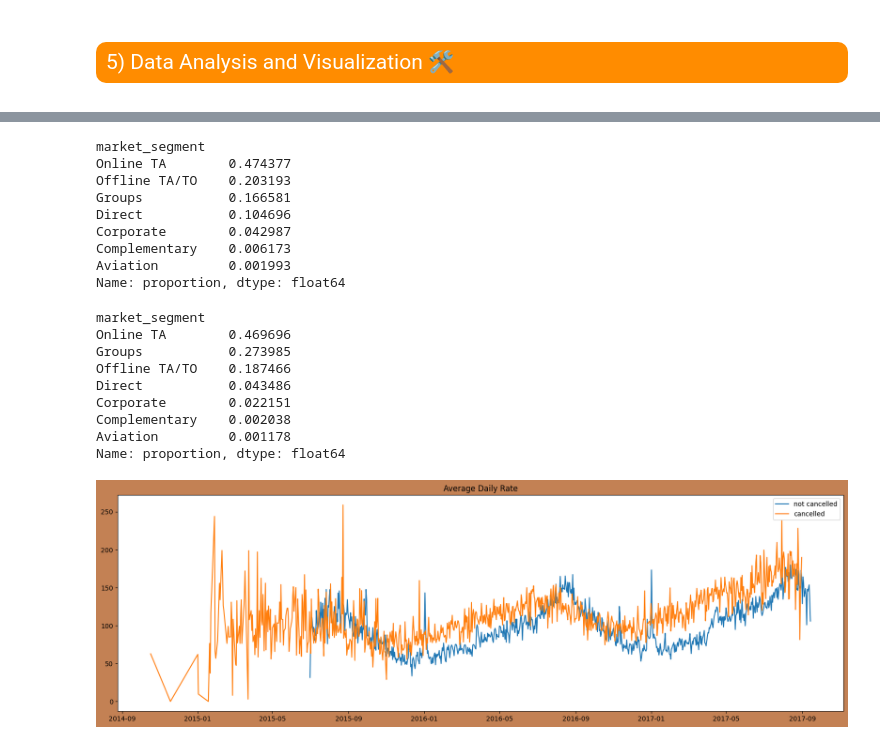
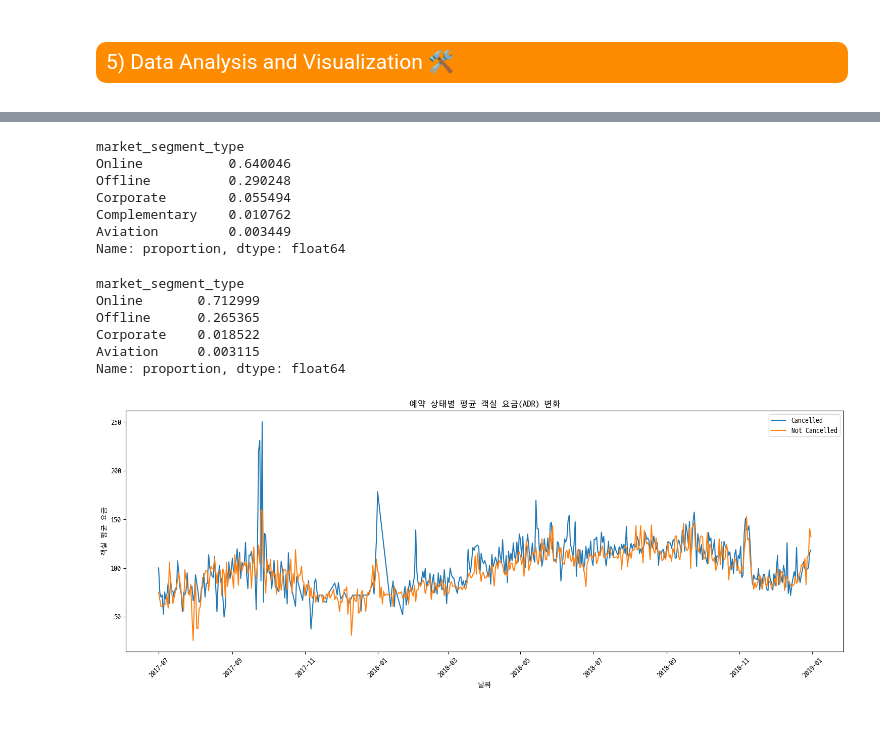
Before and after one commit to jh970808/hotel, a Jupyter notebook: hotel-booking-analysis.ipynb, the cells around one changed output, grey strips where cells are left out. Saved outputs shown, nothing was run; the diff lists cells and outputs as text; code cells hidden in the pictures.

```diff
--- a/hotel-booking-analysis.ipynb
+++ b/hotel-booking-analysis.ipynb
@@ -1,3 +1,16 @@
+# %%
+import pandas as pd
+
+# 예시: csv 파일에서 데이터 불러오기
+df = pd.read_csv('hotel_booking.csv')
+# %%
+import matplotlib.pyplot as plt
+import matplotlib.font_manager as fm
+
+plt.rcParams['font.family'] = 'D2coding'
+
+# 마이너스 기호 깨짐 방지
+plt.rcParams['axes.unicode_minus'] = False
 # %%
 df.shape
 # %% [output]
@@ -416,43 +432,46 @@ Aviation           237
 Name: count, dtype: int64
 # %%
-df['market_segment'].value_counts(normalize=True)
+df['market_segment_type'].value_counts(normalize=True)
 # %% [output]
-market_segment
-Online TA        0.474377
-Offline TA/TO    0.203193
-Groups           0.166581
-Direct           0.104696
-Corporate        0.042987
-Complementary    0.006173
-Aviation         0.001993
+market_segment_type
+Online           0.640046
+Offline          0.290248
+Corporate        0.055494
+Complementary    0.010762
+Aviation         0.003449
 Name: proportion, dtype: float64
+# %%
+# 예약 취소된 데이터만 따로 저장
+cancelled_data = df[df['booking_status'] == 'Canceled']
 # %%
-cancelled_data['market_segment'].value_counts(normalize=True)
+cancelled_data['market_segment_type'].value_counts(normalize=True)
 # %% [output]
-market_segment
-Online TA        0.469696
-Groups           0.273985
-Offline TA/TO    0.187466
-Direct           0.043486
-Corporate        0.022151
-Complementary    0.002038
-Aviation         0.001178
+market_segment_type
+Online       0.712999
+Offline      0.265365
+Corporate    0.018522
+Aviation     0.003115
 Name: proportion, dtype: float64
 # %%
-cancelled_df_adr= cancelled_data.groupby('reservation_status_date')[['adr']].mean()
+# 예약 취소 데이터에서 날짜별 평균 객실 요금 계산
+cancelled_df_adr = cancelled_data.groupby('reservation_status_date')[['avg_price_per_room']].mean()
 cancelled_df_adr.reset_index(inplace=True)
 cancelled_df_adr.sort_values('reservation_status_date', inplace=True)
 
-not_cancelled_data=df[df['is_canceled']==0]
-not_cancelled_df_adr= not_cancelled_data.groupby('reservation_status_date')[['adr']].mean()
+not_cancelled_data = df[df['booking_status'] == 'Not_Canceled']
+not_cancelled_df_adr = not_cancelled_data.groupby('reservation_status_date')[['avg_price_per_room']].mean()
 not_cancelled_df_adr.reset_index(inplace=True)
 not_cancelled_df_adr.sort_values('reservation_status_date', inplace=True)
 
-plt.figure(figsize=(20,6), facecolor='#C38154')
-plt.title('Average Daily Rate', color="Black")
-plt.plot(not_cancelled_df_adr['reservation_status_date'],not_cancelled_df_adr['adr'], label='not cancelled')
-plt.plot(cancelled_df_adr['reservation_status_date'],cancelled_df_adr['adr'], label = 'cancelled')
+plt.figure(figsize=(15, 6))
+plt.plot(cancelled_df_adr['reservation_status_date'], cancelled_df_adr['avg_price_per_room'], label='Cancelled')
+plt.plot(not_cancelled_df_adr['reservation_status_date'], not_cancelled_df_adr['avg_price_per_room'], label='Not Cancelled')
+plt.title('예약 상태별 평균 객실 요금(ADR) 변화')
+plt.xlabel('날짜')
+plt.ylabel('객실 평균 요금')
 plt.legend()
+plt.xticks(rotation=45)
+plt.tight_layout()
 plt.show()
 # %% [output]
-[figure, old version]
+[figure, new version]
```
Also changed, not shown: parts of 21 cells of this notebook, 2 other files.
